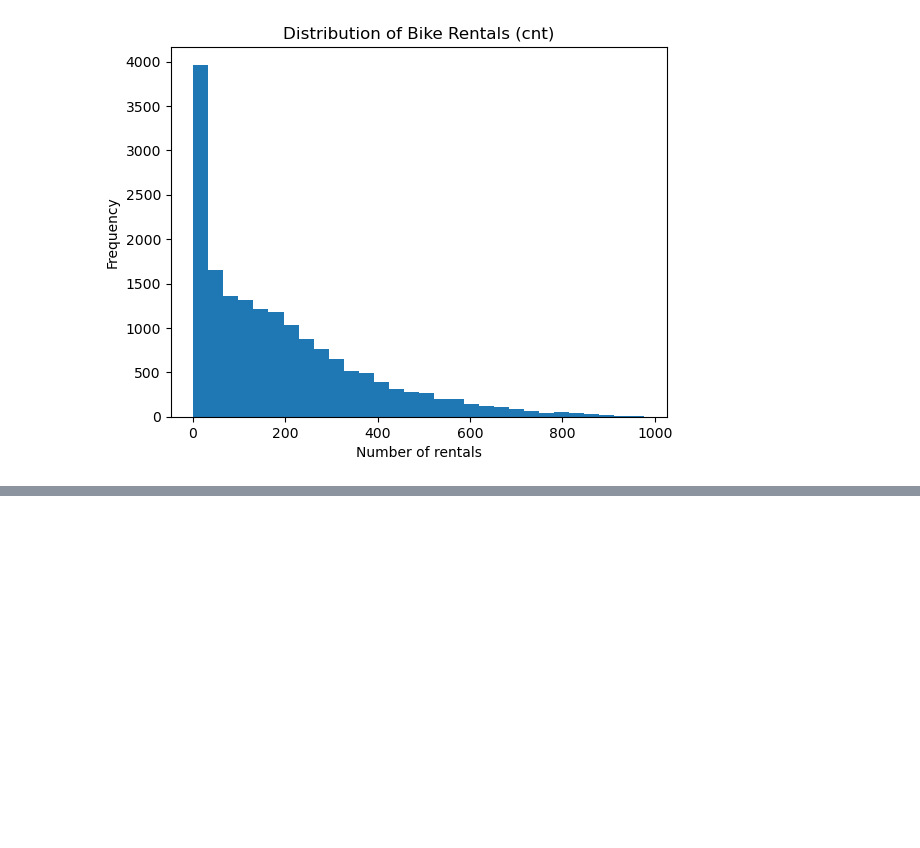
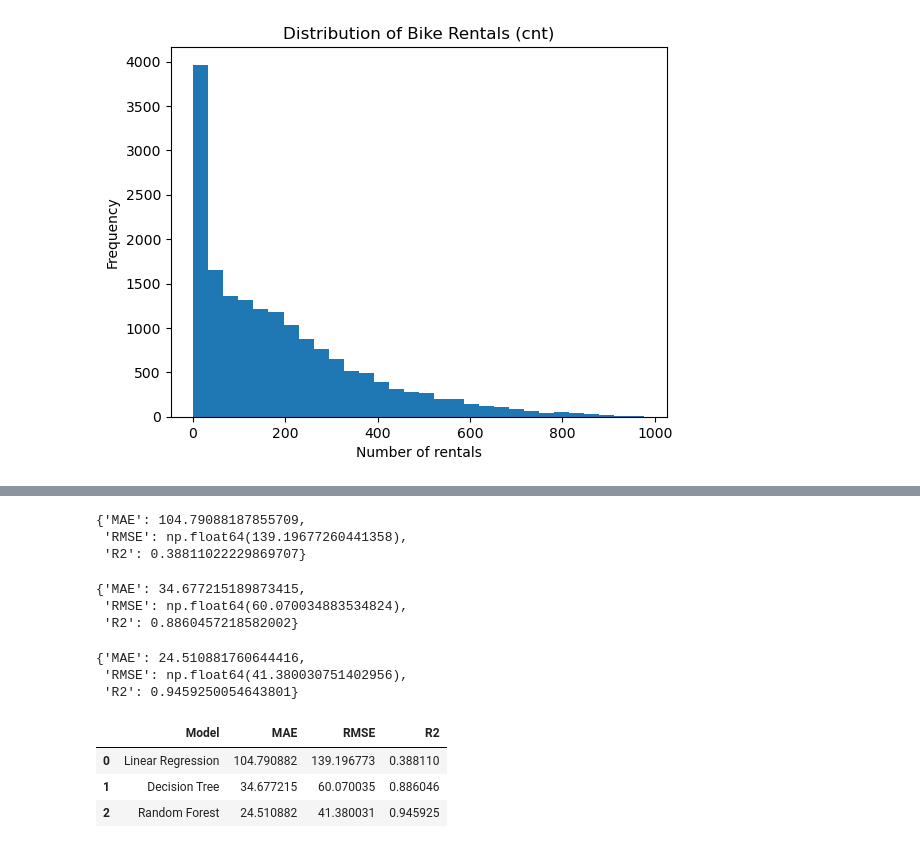
Before and after one commit to joelsillva/MLA-Practical-Work-Bike-Sharing, a Jupyter notebook: practicalwork.ipynb, the cells around one changed output, grey strips where cells are left out. Saved outputs shown, nothing was run; the diff lists cells and outputs as text; code cells hidden in the pictures; blank space fills up the shorter version.

```diff
--- a/practicalwork.ipynb
+++ b/practicalwork.ipynb
@@ -140,0 +175,8 @@ plt.show()
+# %%
+X_train, X_test, y_train, y_test = train_test_split(
+    X, y,
+    test_size=0.2,
+    random_state=42
+)
+
+X_train.shape, X_test.shape
@@ -140,0 +217,48 @@ plt.show()
+# %%
+lr = LinearRegression()
+lr.fit(X_train, y_train)
+
+lr_metrics = evaluate_regression_model(lr, X_test, y_test)
+lr_metrics
+# %% [output]
+{'MAE': 104.79088187855709,
+ 'RMSE': np.float64(139.19677260441358),
+ 'R2': 0.38811022229869707}
+# %%
+dt = DecisionTreeRegressor(random_state=42)
+dt.fit(X_train, y_train)
+
+dt_metrics = evaluate_regression_model(dt, X_test, y_test)
+dt_metrics
+# %% [output]
+{'MAE': 34.677215189873415,
+ 'RMSE': np.float64(60.070034883534824),
+ 'R2': 0.8860457218582002}
+# %%
+rf = RandomForestRegressor(
+    n_estimators=200,
+    random_state=42,
+    n_jobs=-1
+)
+rf.fit(X_train, y_train)
+
+rf_metrics = evaluate_regression_model(rf, X_test, y_test)
+rf_metrics
+# %% [output]
+{'MAE': 24.510881760644416,
+ 'RMSE': np.float64(41.380030751402956),
+ 'R2': 0.9459250054643801}
+# %%
+# Results summary table
+results = pd.DataFrame([
+    {"Model": "Linear Regression", **lr_metrics},
+    {"Model": "Decision Tree", **dt_metrics},
+    {"Model": "Random Forest", **rf_metrics},
+])
+
+results
+# %% [output]
+|  | Model | MAE | RMSE | R2 |
+| 0 | Linear Regression | 104.790882 | 139.196773 | 0.388110 |
+| 1 | Decision Tree | 34.677215 | 60.070035 | 0.886046 |
+| 2 | Random Forest | 24.510882 | 41.380031 | 0.945925 |
```
Also changed, not shown: parts of 16 cells of this notebook.
